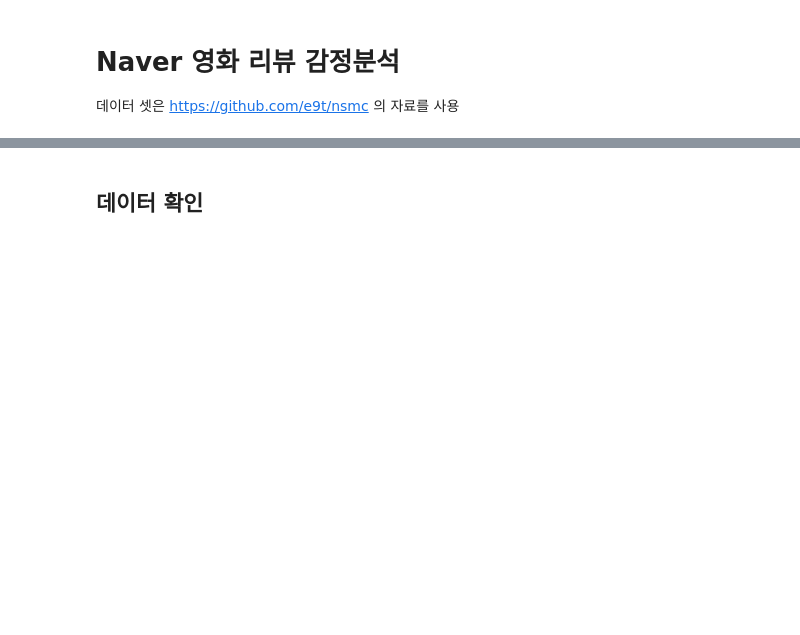
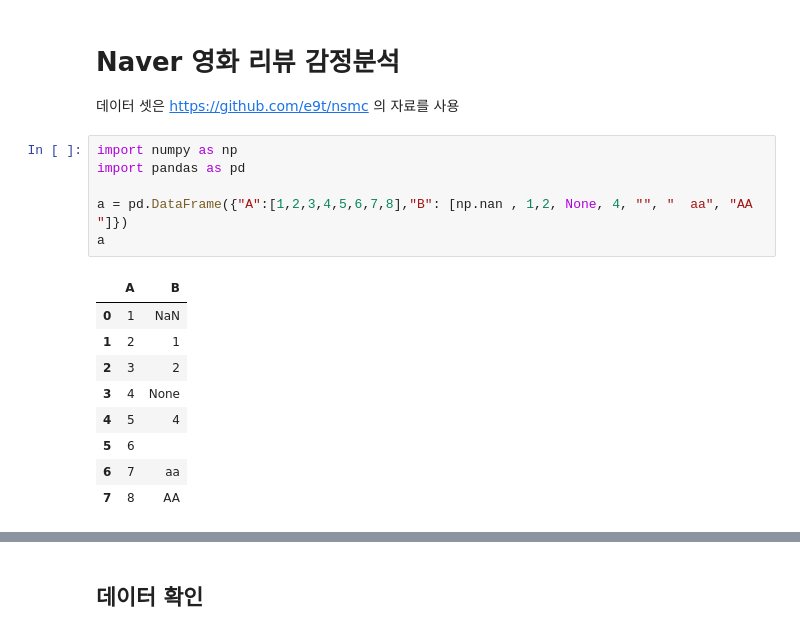
Before and after one commit to colinder/NaverMovieReviewNLP, a Jupyter notebook: NaverMovieReviewNLP.ipynb, the cells around one changed output, grey strips where cells are left out. Drawn from its saved outputs; the diff is of its cells as text; blank space fills up the shorter version.

Commit message:
Edit 21.05.14 NaverMovieReviewNLP

```diff
--- a/NaverMovieReviewNLP.ipynb
+++ b/NaverMovieReviewNLP.ipynb
@@ -1,5 +1,21 @@
 # %% [markdown]
 <a href="https://colab.research.google.com/github/colinder/Naver_MovieReview_LSTM/blob/main/Naver_%EC%98%81%ED%99%94_%EB%A6%AC%EB%B7%B0_%EA%B0%90%EC%A0%95%EB%B6%84%EC%84%9D.ipynb" target="_parent"><img src="https://colab.research.google.com/assets/colab-badge.svg" alt="Open In Colab"/></a>
 # %% [markdown]
-# **Naver 영화 리뷰 감정분석**
+# Naver 영화 리뷰 감정분석
 데이터 셋은 https://github.com/e9t/nsmc 의 자료를 사용
+# %%
+import numpy as np
+import pandas as pd
+
+a = pd.DataFrame({"A":[1,2,3,4,5,6,7,8],"B": [np.nan , 1,2, None, 4, "", "  aa", "AA     "]})
+a
+# %% [output]
+|  | A | B |
+| 0 | 1 | NaN |
+| 1 | 2 | 1 |
+| 2 | 3 | 2 |
+| 3 | 4 | None |
+| 4 | 5 | 4 |
+| 5 | 6 |  |
+| 6 | 7 | aa |
+| 7 | 8 | AA |
```
Also changed, not shown: parts of 38 cells of this notebook, 4 other files.
